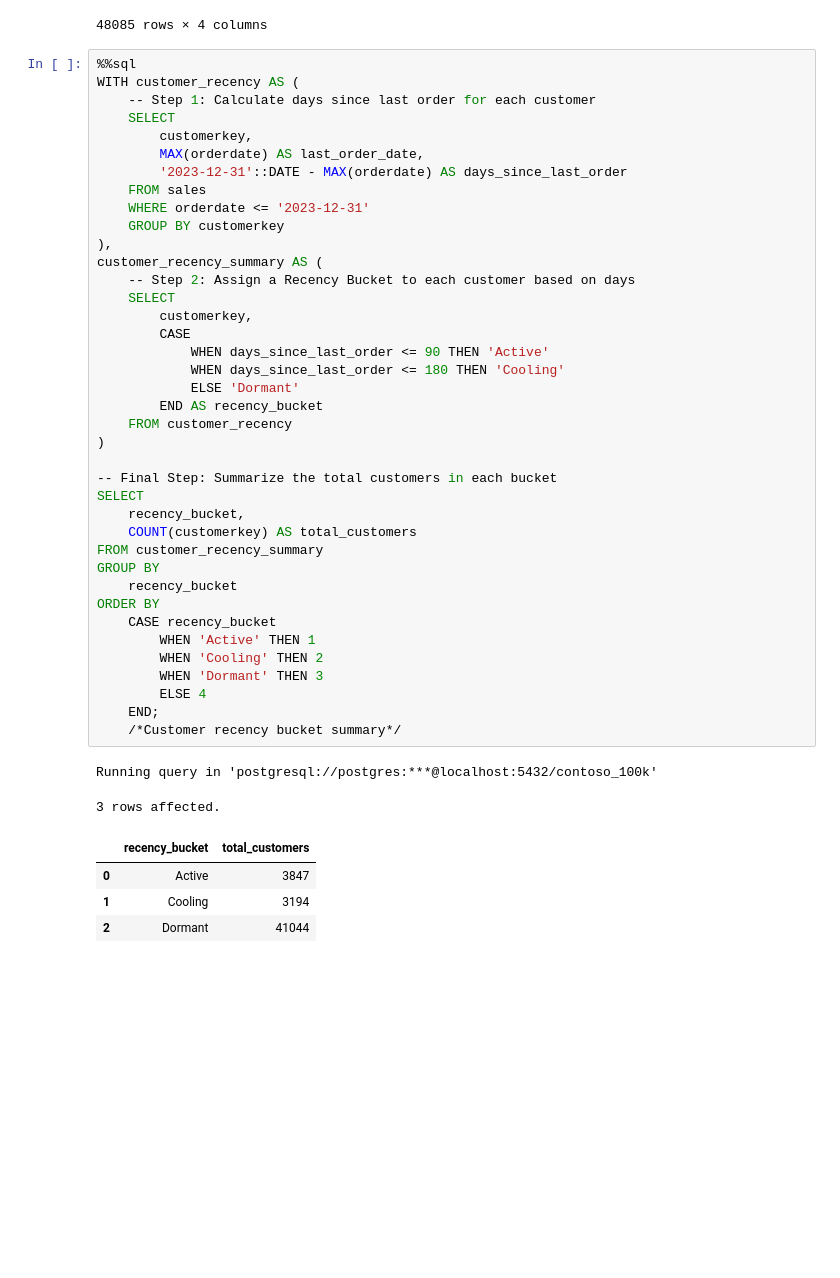
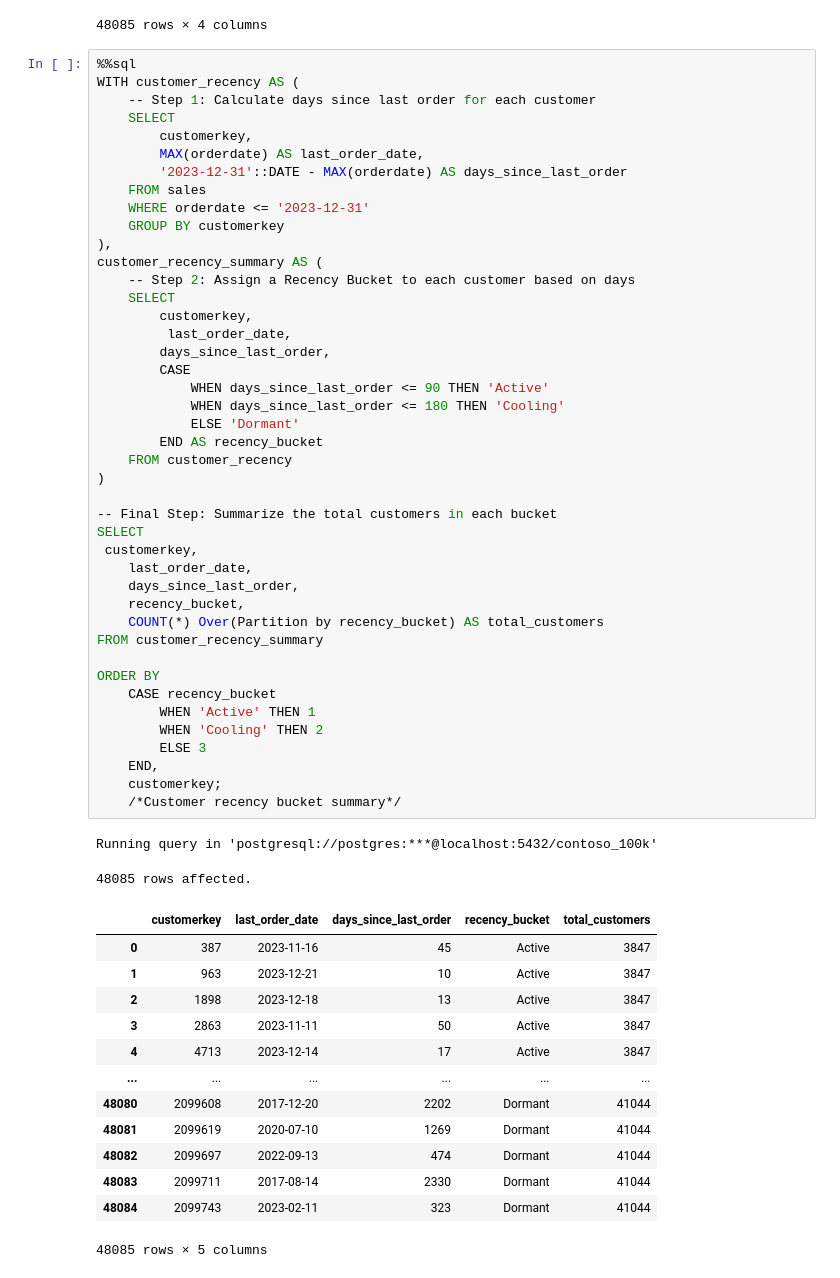
Before and after one commit to C0deB3ast/Data_analysis_work, a Jupyter notebook: Resources/Blank_SQL_Notebook.ipynb, the cells around one changed output. Cells and saved outputs as stored; diff of their text form; blank space fills up the shorter version.

```diff
--- a/Resources/Blank_SQL_Notebook.ipynb
+++ b/Resources/Blank_SQL_Notebook.ipynb
@@ -1010,41 +1008,54 @@ WITH customer_recency AS (
         customerkey,
         MAX(orderdate) AS last_order_date,
         '2023-12-31'::DATE - MAX(orderdate) AS days_since_last_order
     FROM sales
     WHERE orderdate <= '2023-12-31'
     GROUP BY customerkey
 ),
 customer_recency_summary AS (
     -- Step 2: Assign a Recency Bucket to each customer based on days
     SELECT
         customerkey,
+         last_order_date,
+        days_since_last_order,
         CASE
             WHEN days_since_last_order <= 90 THEN 'Active'
             WHEN days_since_last_order <= 180 THEN 'Cooling'
             ELSE 'Dormant'
         END AS recency_bucket
     FROM customer_recency
 )
 
 -- Final Step: Summarize the total customers in each bucket
 SELECT
+ customerkey,
+    last_order_date,
+    days_since_last_order,
     recency_bucket,
-    COUNT(customerkey) AS total_customers
+    COUNT(*) Over(Partition by recency_bucket) AS total_customers
 FROM customer_recency_summary
-GROUP BY
-    recency_bucket
+
 ORDER BY
     CASE recency_bucket
         WHEN 'Active' THEN 1
         WHEN 'Cooling' THEN 2
-        WHEN 'Dormant' THEN 3
-        ELSE 4
-    END;
+        ELSE 3
+    END,
+    customerkey;
     /*Customer recency bucket summary*/
 # %% [output]
 Running query in 'postgresql://postgres:***@localhost:5432/contoso_100k'
-3 rows affected.
+48085 rows affected.
-|  | recency_bucket | total_customers |
-| 0 | Active | 3847 |
-| 1 | Cooling | 3194 |
-| 2 | Dormant | 41044 |
+|  | customerkey | last_order_date | days_since_last_order | recency_bucket | total_customers |
+| 0 | 387 | 2023-11-16 | 45 | Active | 3847 |
+| 1 | 963 | 2023-12-21 | 10 | Active | 3847 |
+| 2 | 1898 | 2023-12-18 | 13 | Active | 3847 |
+| 3 | 2863 | 2023-11-11 | 50 | Active | 3847 |
+| 4 | 4713 | 2023-12-14 | 17 | Active | 3847 |
+| ... | ... | ... | ... | ... | ... |
+| 48080 | 2099608 | 2017-12-20 | 2202 | Dormant | 41044 |
+| 48081 | 2099619 | 2020-07-10 | 1269 | Dormant | 41044 |
+| 48082 | 2099697 | 2022-09-13 | 474 | Dormant | 41044 |
+| 48083 | 2099711 | 2017-08-14 | 2330 | Dormant | 41044 |
+| 48084 | 2099743 | 2023-02-11 | 323 | Dormant | 41044 |
+48085 rows × 5 columns
```
Also changed, not shown: parts of 1 cell of this notebook.
